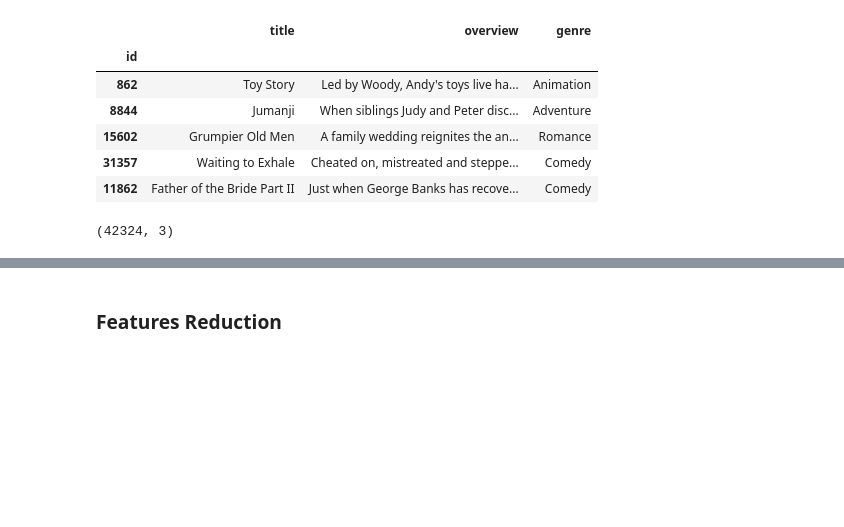
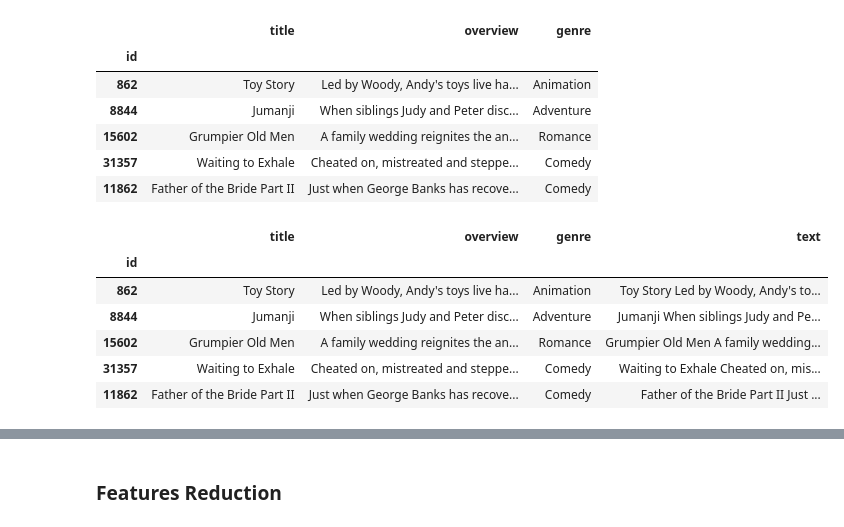
Before and after one commit to gaspa93/ml-challenge-truelayer, a Jupyter notebook: Train Classifier.ipynb, the cells around one changed output, grey strips where cells are left out. Saved outputs shown, nothing was run; the diff lists cells and outputs as text; code cells hidden in the pictures; blank space fills up the shorter version.

```diff
--- a/Train Classifier.ipynb
+++ b/Train Classifier.ipynb
@@ -32,7 +30,7 @@ class StemmedTfidfVectorizer(TfidfVectorizer):
 # import data
 data = pd.read_csv(path + 'data.csv')
 # %%
-data = data.set_index('id').drop('genres', axis=1)
+data = data.set_index('id')
 # %%
 data.head()
 # %% [output]
@@ -43,8 +41,3 @@ data.head()
 | 15602 | Grumpier Old Men | A family wedding reignites the an... | Romance |
 | 31357 | Waiting to Exhale | Cheated on, mistreated and steppe... | Comedy |
 | 11862 | Father of the Bride Part II | Just when George Banks has recove... | Comedy |
-# %%
-data = data[~data['overview'].isnull()]
-data.shape
-# %% [output]
-(42324, 3)
@@ -51,3 +47,13 @@ data.shape
+# %%
+data.head()
+# %% [output]
+|  | title | overview | genre | text |
+| id |  |  |  |  |
+| 862 | Toy Story | Led by Woody, Andy's toys live ha... | Animation | Toy Story Led by Woody, Andy's to... |
+| 8844 | Jumanji | When siblings Judy and Peter disc... | Adventure | Jumanji When siblings Judy and Pe... |
+| 15602 | Grumpier Old Men | A family wedding reignites the an... | Romance | Grumpier Old Men A family wedding... |
+| 31357 | Waiting to Exhale | Cheated on, mistreated and steppe... | Comedy | Waiting to Exhale Cheated on, mis... |
+| 11862 | Father of the Bride Part II | Just when George Banks has recove... | Comedy | Father of the Bride Part II Just ... |
 # %%
 train, test = train_test_split(data, test_size=0.1, random_state=17)
 # %%
```
Also changed, not shown: parts of 21 cells of this notebook, 3 other files.
